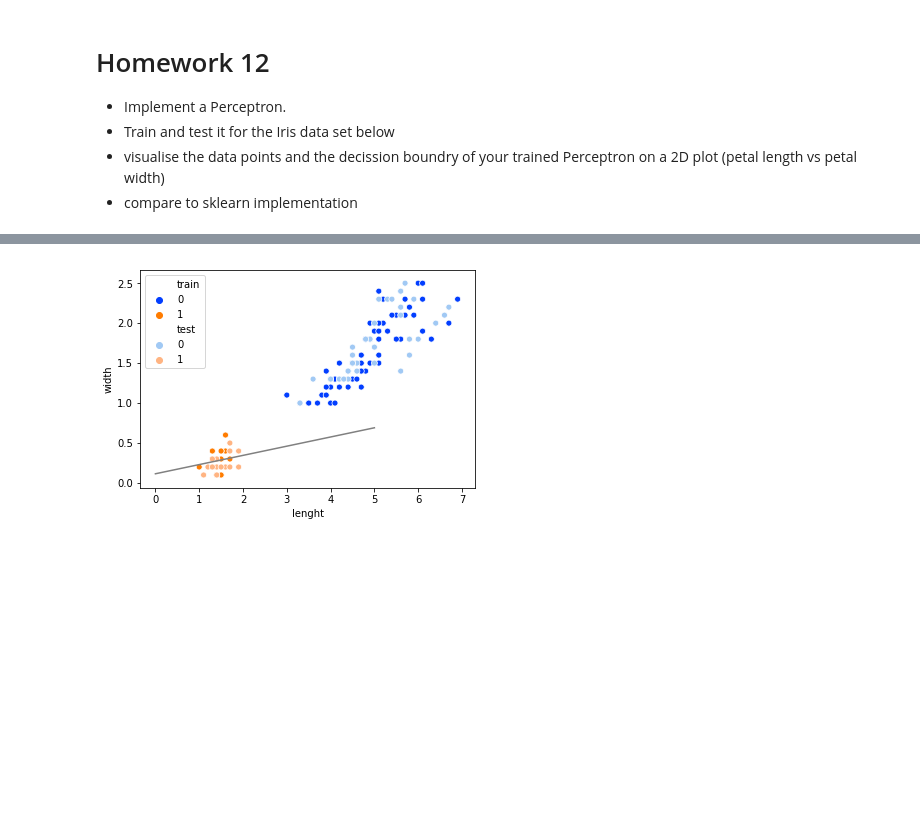
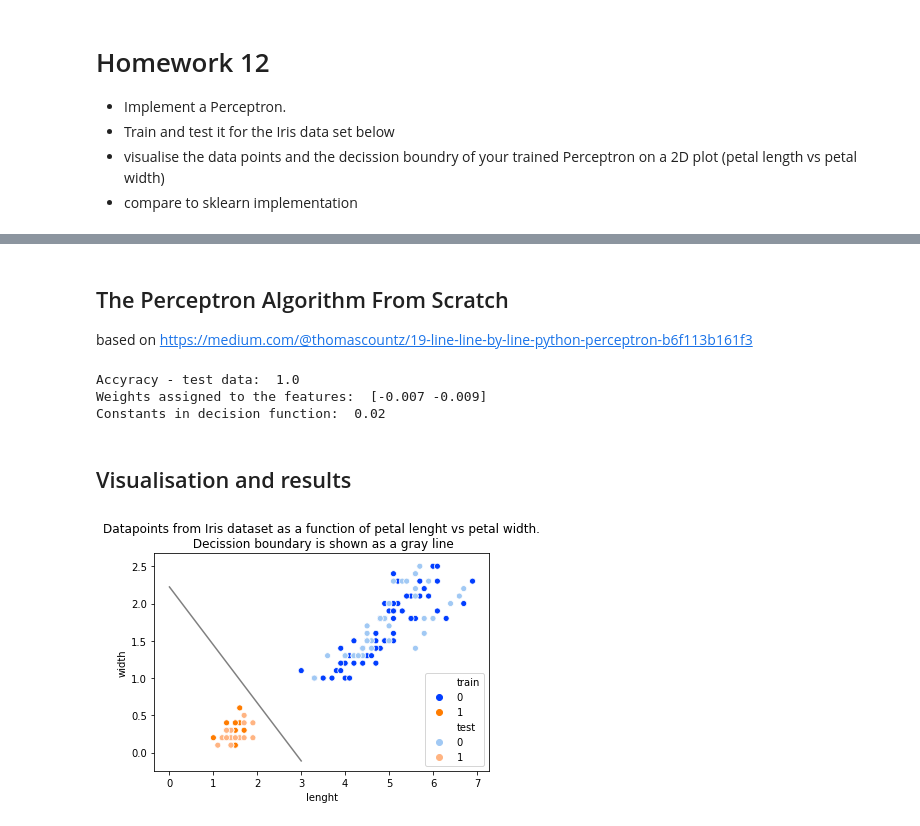
Before and after one commit to Milwa97/Machine-Learning, a Jupyter notebook: Lab 9/Homework.ipynb, the cells around one changed output, grey strips where cells are left out. Saved outputs shown, nothing was run; the diff lists cells and outputs as text; code cells hidden in the pictures; blank space fills up the shorter version.

```diff
--- a/Lab 9/Homework.ipynb
+++ b/Lab 9/Homework.ipynb
@@ -63,13 +59,63 @@ Constants in decision function:  [12.]
+# %% [markdown]
+## The Perceptron Algorithm From Scratch
+based on https://medium.com/@thomascountz/19-line-line-by-line-python-perceptron-b6f113b161f3
+# %%
+class Perceptron(object):
+
+    def __init__(self, number_of_weights, epochs=100, learning_rate=0.01):
+        self.weights = np.zeros(number_of_weights + 1)
+        self.epochs = epochs
+        self.learning_rate = learning_rate
+
+    def predict(self, inputs):
+        sumation = np.dot(inputs, self.weights[1:]) + self.weights[0]  #f(x) = 1 if w · x + b > 0 else 0
+        if sumation > 0:
+            activation = 1
+        else:
+            activation = 0
+        return activation
+
+    def train(self, training_inputs, labels):
+        for i in range(self.epochs):
+            for inputs, label in zip(training_inputs, labels):
+                prediction = self.predict(inputs)
+                self.weights[1:] += self.learning_rate * (label - prediction) * inputs  # w<-w + α(y—f(x))x
+                self.weights[0] += self.learning_rate * (label - prediction)
+
+    def predictFull(self, inputs):
+        labels = []
+        for flower in inputs:
+            labels.append(self.predict(flower))
+        return labels
+# %%
+per = Perceptron(2)
+per.train(X_train, y_train)
+outcomes = per.predictFull(X_test)
+
+print('Accyracy - test data: ', accuracy(outcomes, y_test) )
+print('Weights assigned to the features: ', per.weights[1:])
+print('Constants in decision function: ', per.weights[0] )
+# %% [output]
+Accyracy - test data:  1.0
+Weights assigned to the features:  [-0.007 -0.009]
+Constants in decision function:  0.02
+# %% [markdown]
+## Visualisation and results
+# %%
+w1 = per.weights[1]
+w2 = per.weights[2]
+w0 = per.weights[0]
 # %%
 df_train = pd.DataFrame(X_train, columns = ['lenght', 'width'])
 df_train['train'] = y_train
 df_test = pd.DataFrame(X_test, columns = ['lenght', 'width'])
 df_test['test'] = y_test
 
-x = np.linspace(0, 5, num= 5)
-#ax = sns.lineplot(x, -(w0 + w1*x)/w2, color = 'gray' ) TO DO - line
+x = np.linspace(0, 3, num= 3)
 
+ax = sns.lineplot(x, -(x*w1+w0)/w2, color = 'gray' )
 ax = sns.scatterplot(x="lenght", y="width", hue="train", palette = 'bright', data=df_train)
 ax = sns.scatterplot(x="lenght", y="width", hue="test", palette = 'pastel', data=df_test)
+ax.set_title('Datapoints from Iris dataset as a function of petal lenght vs petal width.\n Decission boundary is shown as a gray line') ;
 # %% [output]
-[figure, old version]
+[figure, new version]
```
Also changed, not shown: parts of 2 cells of this notebook.
